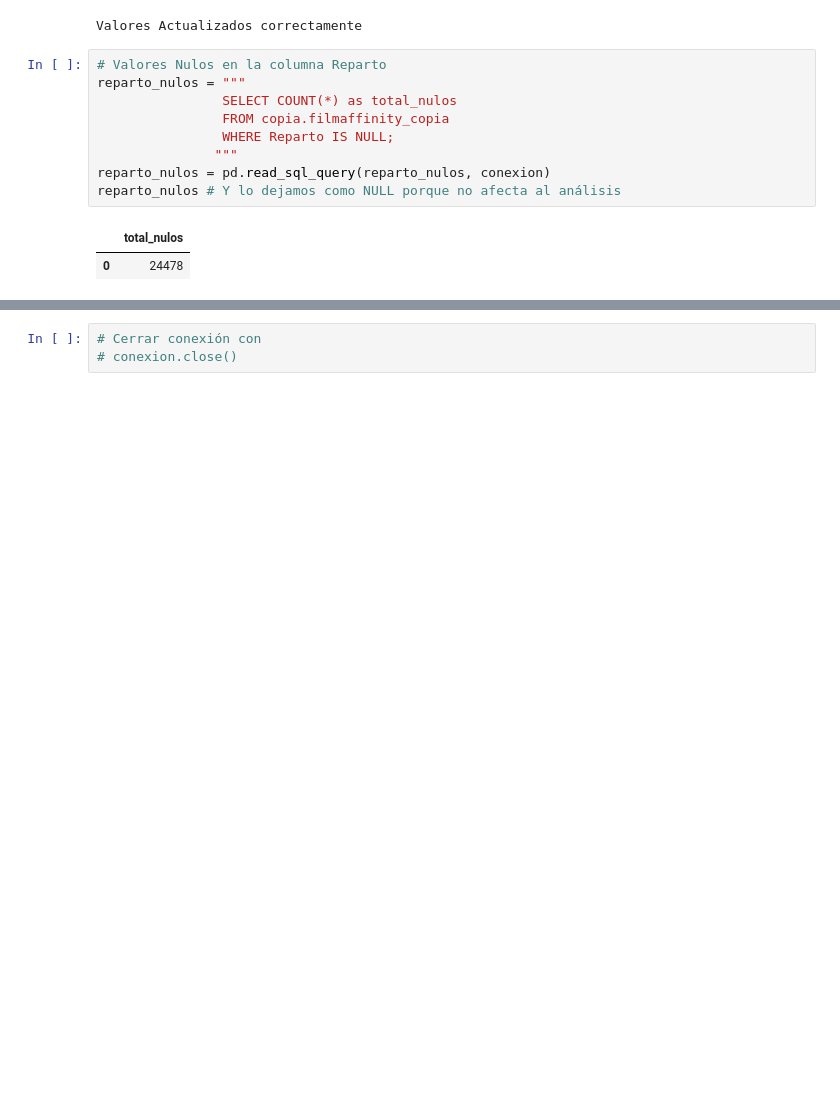
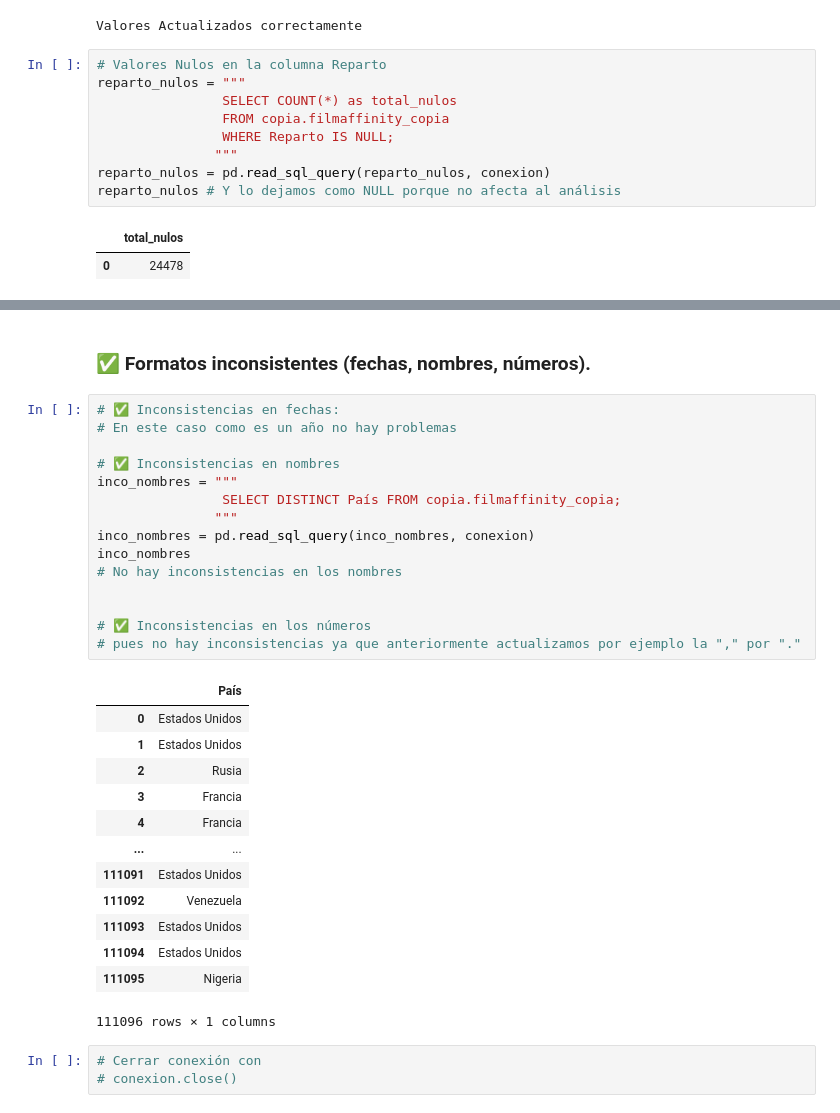
Before and after one commit to Dilmer-Rojas/Filmaffinity, a Jupyter notebook: data_a.ipynb, the cells around one changed output, grey strips where cells are left out. Saved outputs shown, nothing was run; the diff lists cells and outputs as text; blank space fills up the shorter version.

```diff
--- a/data_a.ipynb
+++ b/data_a.ipynb
@@ -181,3 +278,34 @@ reparto_nulos # Y lo dejamos como NULL porque no afecta al análisis
+# %% [markdown]
+### ✅ Formatos inconsistentes (fechas, nombres, números).
+# %%
+# ✅ Inconsistencias en fechas:
+# En este caso como es un año no hay problemas
+
+# ✅ Inconsistencias en nombres
+inco_nombres = """
+                SELECT DISTINCT País FROM copia.filmaffinity_copia;
+               """
+inco_nombres = pd.read_sql_query(inco_nombres, conexion)
+inco_nombres
+# No hay inconsistencias en los nombres
+
+
+# ✅ Inconsistencias en los números
+# pues no hay inconsistencias ya que anteriormente actualizamos por ejemplo la "," por "."
+# %% [output]
+|  | País |
+| 0 | Estados Unidos |
+| 1 | Estados Unidos |
+| 2 | Rusia |
+| 3 | Francia |
+| 4 | Francia |
+| ... | ... |
+| 111091 | Estados Unidos |
+| 111092 | Venezuela |
+| 111093 | Estados Unidos |
+| 111094 | Estados Unidos |
+| 111095 | Nigeria |
+111096 rows × 1 columns
 # %%
 # Cerrar conexión con
 # conexion.close()
```
Also changed, not shown: parts of 8 cells of this notebook, 2 other files.
